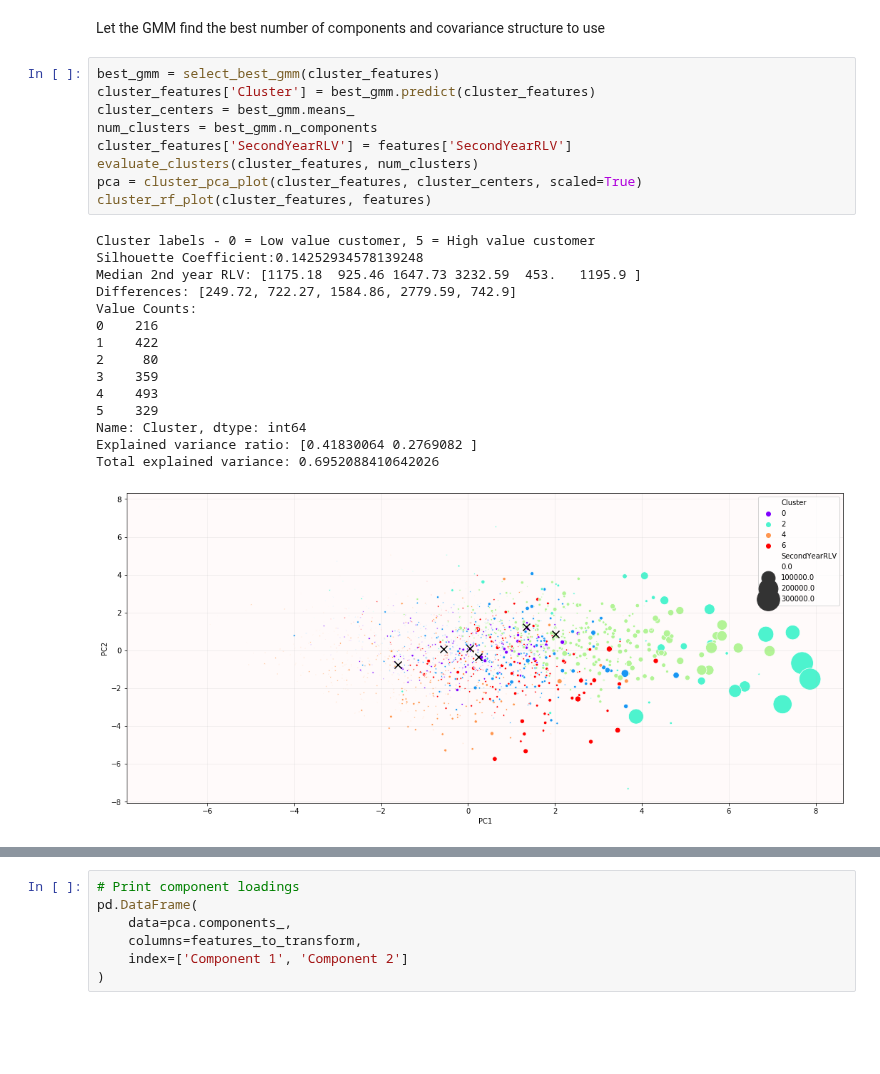
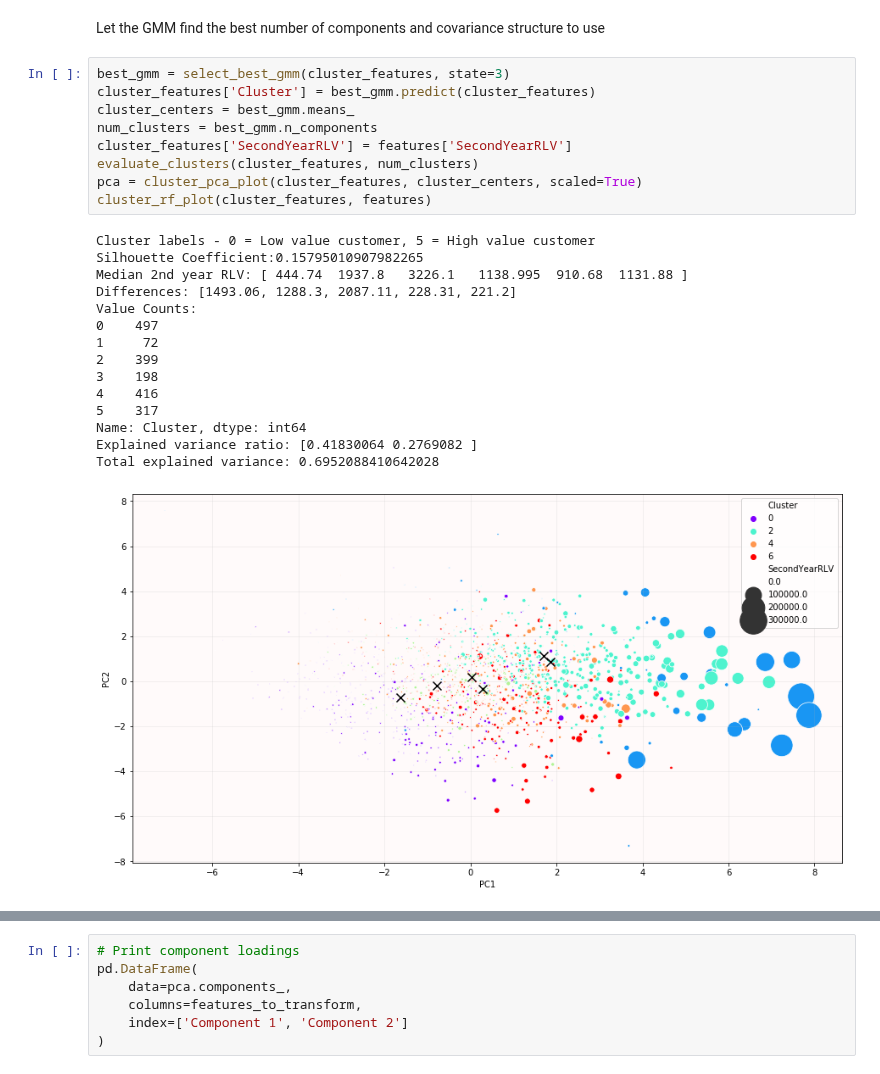
Before and after one commit to W-Tran/Online-Retail, a Jupyter notebook: gmm_with_model_selection.ipynb, the cells around one changed output, grey strips where cells are left out. Saved outputs shown, nothing was run; the diff lists cells and outputs as text; blank space fills up the shorter version.

Commit message:
Add random state to best gmm selector

```diff
--- a/gmm_with_model_selection.ipynb
+++ b/gmm_with_model_selection.ipynb
@@ -91,27 +91,27 @@ cluster_features = pd.DataFrame(cluster_features, columns=cluster_feature_names)
 # %% [markdown]
 Let the GMM find the best number of components and covariance structure to use
 # %%
-best_gmm = select_best_gmm(cluster_features)
+best_gmm = select_best_gmm(cluster_features, state=3)
 cluster_features['Cluster'] = best_gmm.predict(cluster_features)
 cluster_centers = best_gmm.means_
 num_clusters = best_gmm.n_components
 cluster_features['SecondYearRLV'] = features['SecondYearRLV']
 evaluate_clusters(cluster_features, num_clusters)
 pca = cluster_pca_plot(cluster_features, cluster_centers, scaled=True)
 cluster_rf_plot(cluster_features, features)
 # %% [output]
 Cluster labels - 0 = Low value customer, 5 = High value customer
-Silhouette Coefficient:0.14252934578139248
-Median 2nd year RLV: [1175.18  925.46 1647.73 3232.59  453.   1195.9 ]
-Differences: [249.72, 722.27, 1584.86, 2779.59, 742.9]
+Silhouette Coefficient:0.15795010907982265
+Median 2nd year RLV: [ 444.74  1937.8   3226.1   1138.995  910.68  1131.88 ]
+Differences: [1493.06, 1288.3, 2087.11, 228.31, 221.2]
 Value Counts:
-0    216
-1    422
-2     80
-3    359
-4    493
-5    329
+0    497
+1     72
+2    399
+3    198
+4    416
+5    317
 Name: Cluster, dtype: int64
 Explained variance ratio: [0.41830064 0.2769082 ]
-Total explained variance: 0.6952088410642026
+Total explained variance: 0.6952088410642028
-[figure, old version]
+[figure, new version]
```
Also changed, not shown: parts of 4 cells of this notebook, 1 other file.
